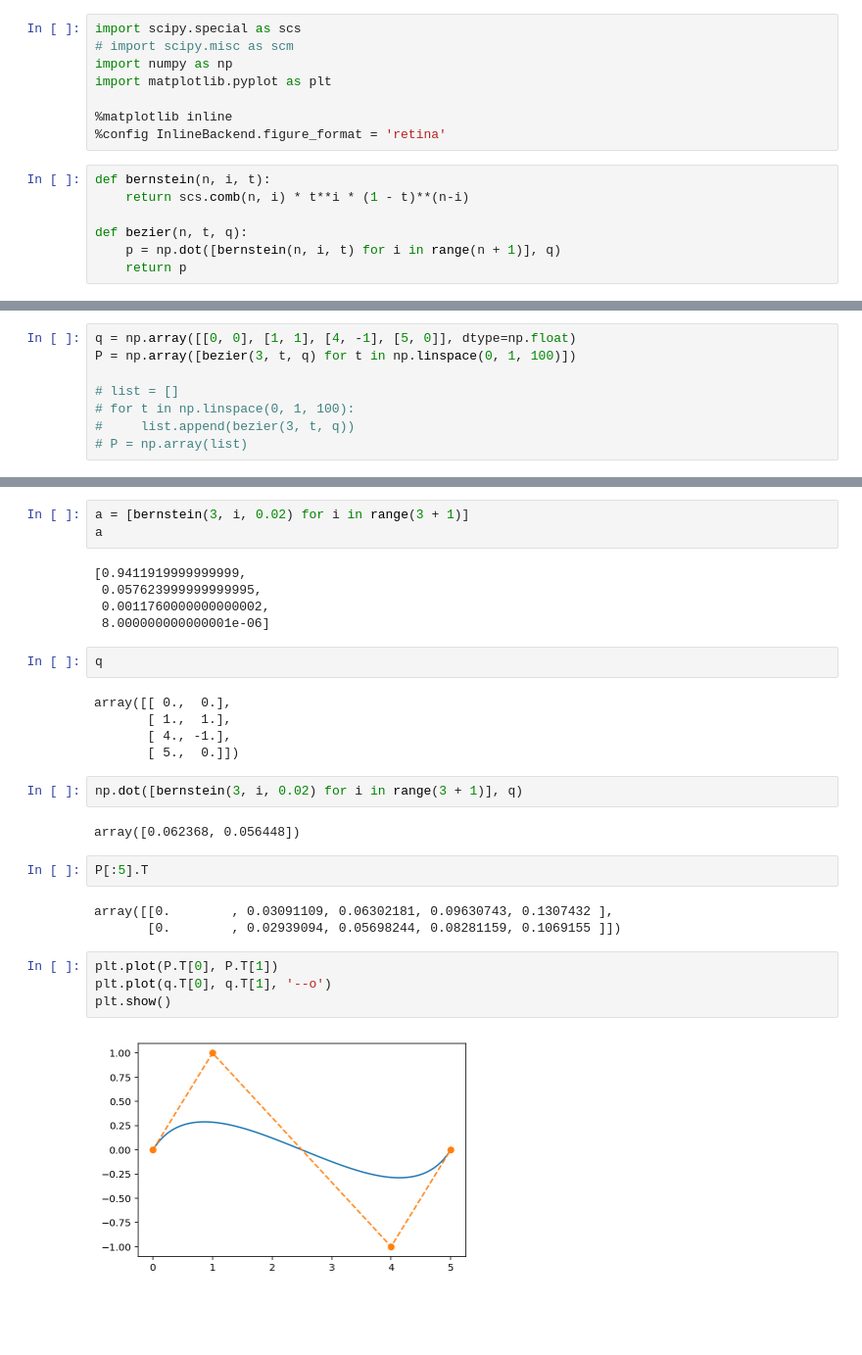
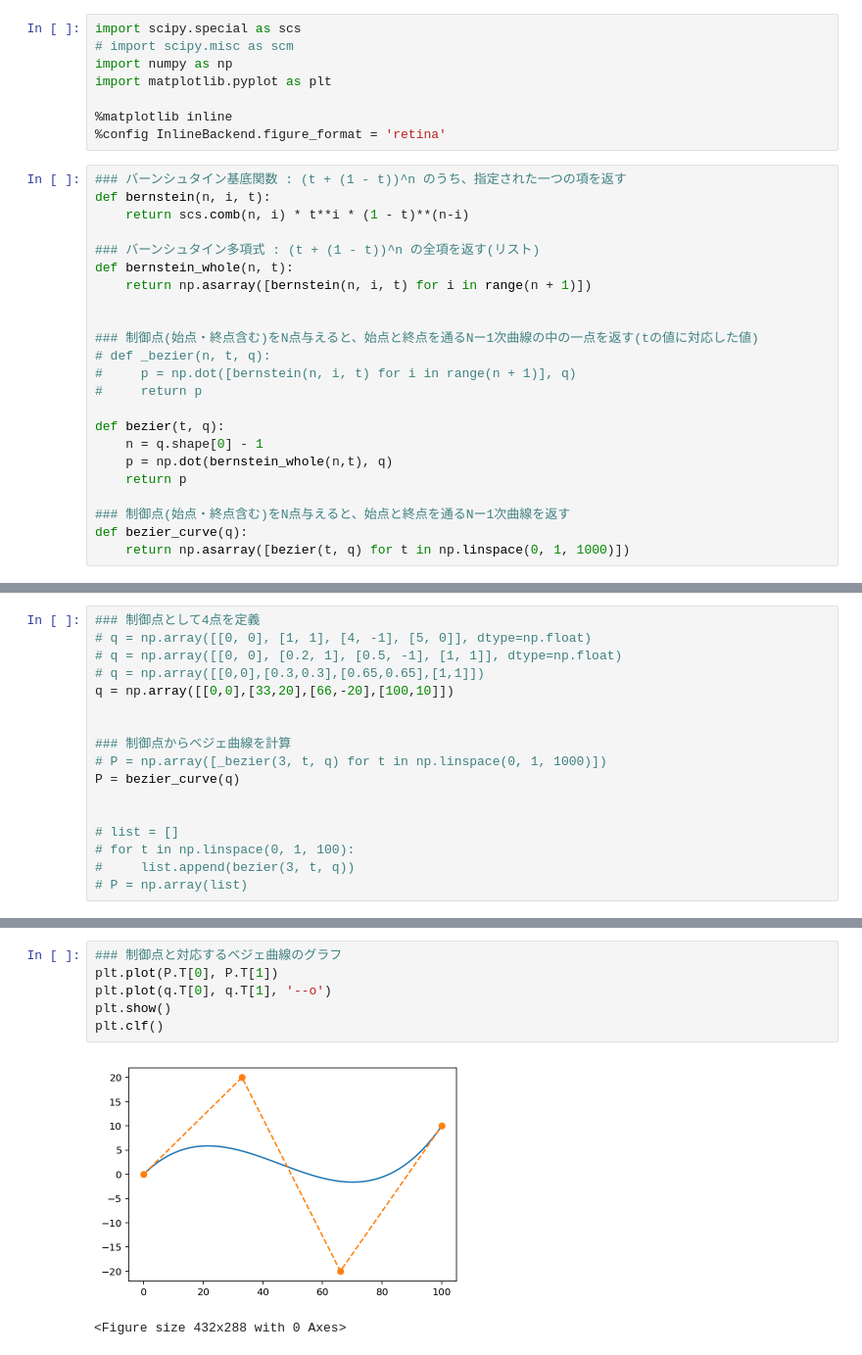
Before and after one commit to jankenshow/tf_keras_prac, a Jupyter notebook: image_alpha/Bezier_curve_surface.ipynb, the cells around one changed output, grey strips where cells are left out. Shown at 98% size. Drawn from its saved outputs; the diff is of its cells as text; blank space fills up the shorter version.

Commit message:
update bezier curve trial

```diff
--- a/image_alpha/Bezier_curve_surface.ipynb
+++ b/image_alpha/Bezier_curve_surface.ipynb
@@ -7,9 +7,25 @@ import matplotlib.pyplot as plt
 %matplotlib inline
 %config InlineBackend.figure_format = 'retina'
 # %%
+### バーンシュタイン基底関数 : (t + (1 - t))^n のうち、指定された一つの項を返す
 def bernstein(n, i, t):
     return scs.comb(n, i) * t**i * (1 - t)**(n-i)
 
-def bezier(n, t, q):
-    p = np.dot([bernstein(n, i, t) for i in range(n + 1)], q)
+### バーンシュタイン多項式 : (t + (1 - t))^n の全項を返す(リスト)
+def bernstein_whole(n, t):
+    return np.asarray([bernstein(n, i, t) for i in range(n + 1)])
+
+
+### 制御点(始点・終点含む)をN点与えると、始点と終点を通るNー1次曲線の中の一点を返す(tの値に対応した値)
+# def _bezier(n, t, q):
+#     p = np.dot([bernstein(n, i, t) for i in range(n + 1)], q)
+#     return p
+
+def bezier(t, q):
+    n = q.shape[0] - 1
+    p = np.dot(bernstein_whole(n,t), q)
     return p
+
+### 制御点(始点・終点含む)をN点与えると、始点と終点を通るNー1次曲線を返す
+def bezier_curve(q):
+    return np.asarray([bezier(t, q) for t in np.linspace(0, 1, 1000)])
@@ -16,6 +57,15 @@ def bezier(n, t, q):
 # %%
-q = np.array([[0, 0], [1, 1], [4, -1], [5, 0]], dtype=np.float)
-P = np.array([bezier(3, t, q) for t in np.linspace(0, 1, 100)])
+### 制御点として4点を定義
+# q = np.array([[0, 0], [1, 1], [4, -1], [5, 0]], dtype=np.float)
+# q = np.array([[0, 0], [0.2, 1], [0.5, -1], [1, 1]], dtype=np.float)
+# q = np.array([[0,0],[0.3,0.3],[0.65,0.65],[1,1]])
+q = np.array([[0,0],[33,20],[66,-20],[100,10]])
+
+
+### 制御点からベジェ曲線を計算
+# P = np.array([_bezier(3, t, q) for t in np.linspace(0, 1, 1000)])
+P = bezier_curve(q)
+
 
 # list = []
 # for t in np.linspace(0, 1, 100):
@@ -55,30 +80,9 @@ array([0.        , 0.03091109, 0.06302181, 0.09630743, 0.1307432 ,
-# %%
-a = [bernstein(3, i, 0.02) for i in range(3 + 1)]
-a
-# %% [output]
-[0.9411919999999999,
- 0.057623999999999995,
- 0.0011760000000000002,
- 8.000000000000001e-06]
-# %%
-q
-# %% [output]
-array([[ 0.,  0.],
-       [ 1.,  1.],
-       [ 4., -1.],
-       [ 5.,  0.]])
-# %%
-np.dot([bernstein(3, i, 0.02) for i in range(3 + 1)], q)
-# %% [output]
-array([0.062368, 0.056448])
-# %%
-P[:5].T
-# %% [output]
-array([[0.        , 0.03091109, 0.06302181, 0.09630743, 0.1307432 ],
-       [0.        , 0.02939094, 0.05698244, 0.08281159, 0.1069155 ]])
 # %%
+### 制御点と対応するベジェ曲線のグラフ
 plt.plot(P.T[0], P.T[1])
 plt.plot(q.T[0], q.T[1], '--o')
 plt.show()
+plt.clf()
 # %% [output]
-[figure, old version]
+[figure, new version]
+<Figure size 432x288 with 0 Axes>
```
Also changed, not shown: parts of 18 cells of this notebook, 9 other files.
